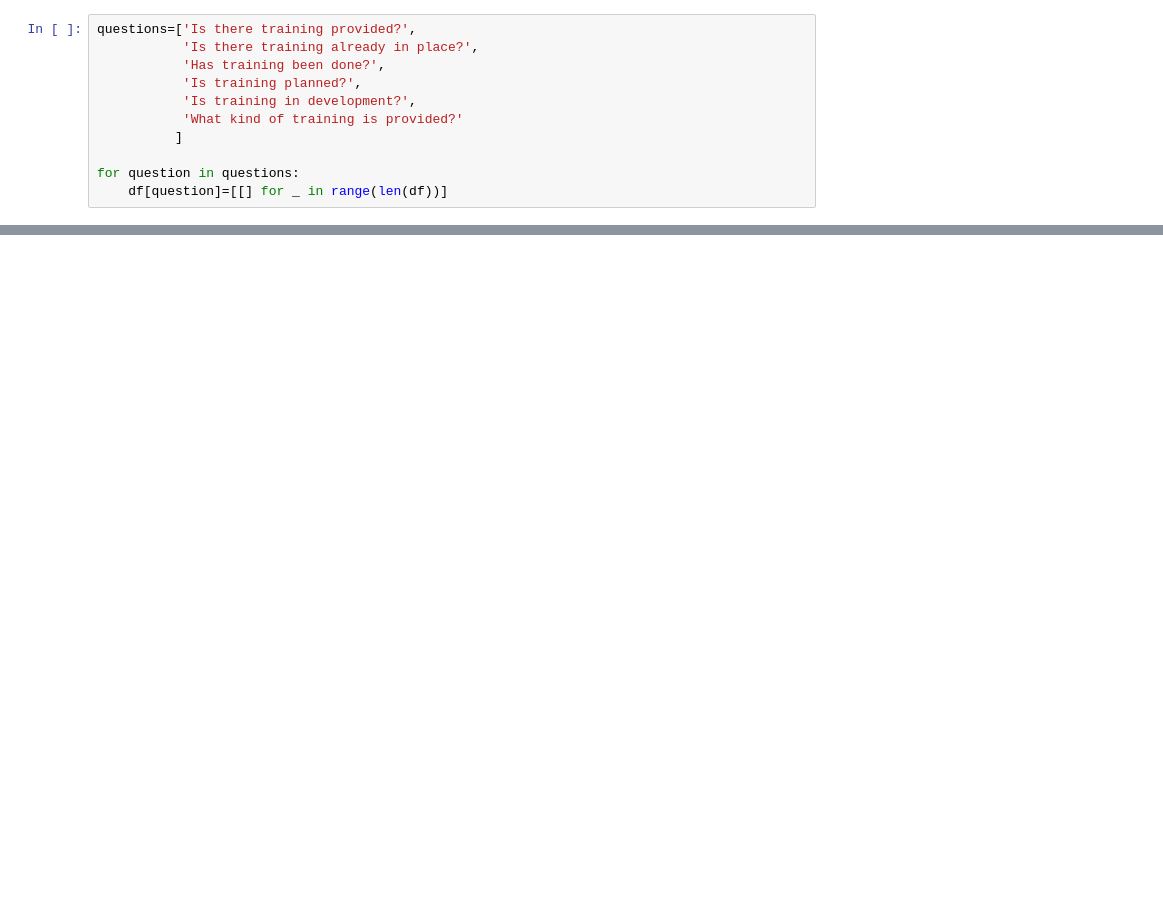
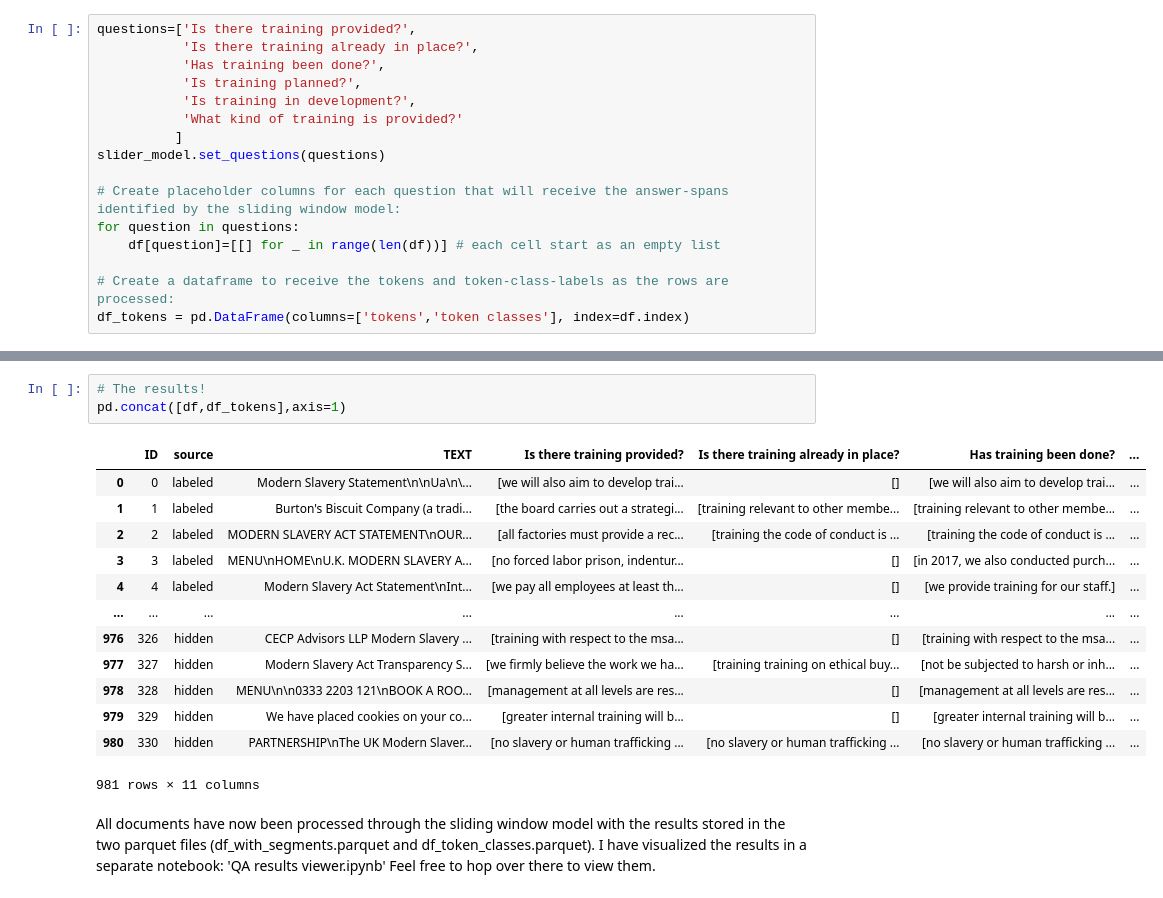
Before and after one commit to dhilgart/ModernSlavery, a Jupyter notebook: QA-sliding window.ipynb, the cells around one changed output, grey strips where cells are left out. Cells and saved outputs as stored; diff of their text form; blank space fills up the shorter version.

Commit message:
Cleaned up code and documentation

```diff
--- a/QA-sliding window.ipynb
+++ b/QA-sliding window.ipynb
@@ -241,6 +67,11 @@ questions=['Is there training provided?',
            'Is training in development?',
            'What kind of training is provided?'
           ]
+slider_model.set_questions(questions)
 
+# Create placeholder columns for each question that will receive the answer-spans identified by the sliding window model:
 for question in questions:
-    df[question]=[[] for _ in range(len(df))]
+    df[question]=[[] for _ in range(len(df))] # each cell start as an empty list
+
+# Create a dataframe to receive the tokens and token-class-labels as the rows are processed:
+df_tokens = pd.DataFrame(columns=['tokens','token classes'], index=df.index)
@@ -278,0 +129,19 @@ row 6 finished at 2020-12-11 15:43:03.934920. Row time = 1:27:15.723114. Total t
+# %%
+# The results!
+pd.concat([df,df_tokens],axis=1)
+# %% [output]
+|  | ID | source | TEXT | Is there training provided? | Is there training already in place? | Has training been done? | ... |
+| 0 | 0 | labeled | Modern Slavery Statement\n\nUa\n\... | [we will also aim to develop trai... | [] | [we will also aim to develop trai... | ... |
+| 1 | 1 | labeled | Burton's Biscuit Company (a tradi... | [the board carries out a strategi... | [training relevant to other membe... | [training relevant to other membe... | ... |
+| 2 | 2 | labeled | MODERN SLAVERY ACT STATEMENT\nOUR... | [all factories must provide a rec... | [training the code of conduct is ... | [training the code of conduct is ... | ... |
+| 3 | 3 | labeled | MENU\nHOME\nU.K. MODERN SLAVERY A... | [no forced labor prison, indentur... | [] | [in 2017, we also conducted purch... | ... |
+| 4 | 4 | labeled | Modern Slavery Act Statement\nInt... | [we pay all employees at least th... | [] | [we provide training for our staff.] | ... |
+| ... | ... | ... | ... | ... | ... | ... | ... |
+| 976 | 326 | hidden | CECP Advisors LLP Modern Slavery ... | [training with respect to the msa... | [] | [training with respect to the msa... | ... |
+| 977 | 327 | hidden | Modern Slavery Act Transparency S... | [we firmly believe the work we ha... | [training training on ethical buy... | [not be subjected to harsh or inh... | ... |
+| 978 | 328 | hidden | MENU\n\n0333 2203 121\nBOOK A ROO... | [management at all levels are res... | [] | [management at all levels are res... | ... |
+| 979 | 329 | hidden | We have placed cookies on your co... | [greater internal training will b... | [] | [greater internal training will b... | ... |
+| 980 | 330 | hidden | PARTNERSHIP\nThe UK Modern Slaver... | [no slavery or human trafficking ... | [no slavery or human trafficking ... | [no slavery or human trafficking ... | ... |
+981 rows × 11 columns
+# %% [markdown]
+All documents have now been processed through the sliding window model with the results stored in the two parquet files (df_with_segments.parquet and df_token_classes.parquet). I have visualized the results in a separate notebook: 'QA results viewer.ipynb' Feel free to hop over there to view them.
```
Also changed, not shown: parts of 10 cells of this notebook, 12 other files.
